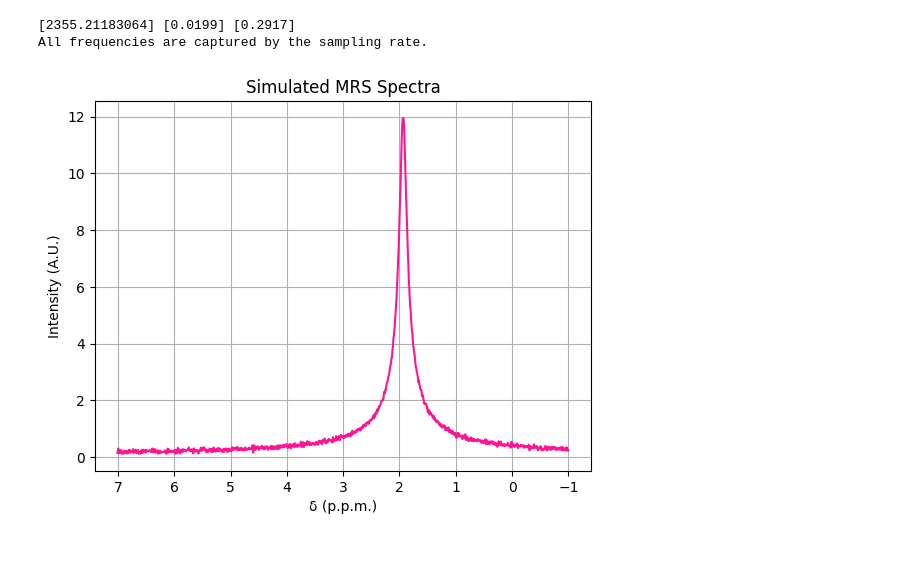
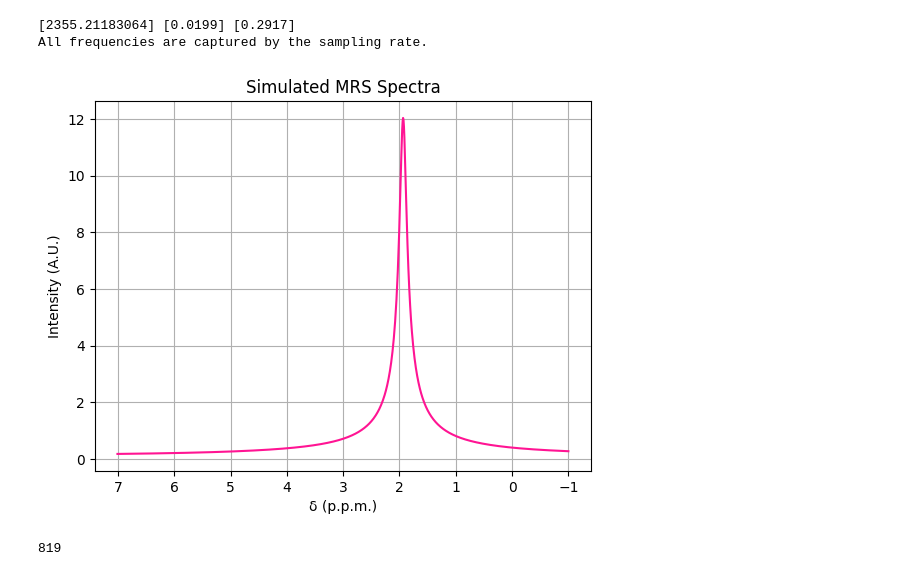
Before and after one commit to JoaoDell/MRI-study, a Jupyter notebook: examples/MPM/single_peak_noise_non_interactive.ipynb, the cells around one changed output. Drawn from its saved outputs; the diff is of its cells as text; code cells hidden in the pictures.

```diff
--- a/examples/MPM/single_peak_noise_non_interactive.ipynb
+++ b/examples/MPM/single_peak_noise_non_interactive.ipynb
@@ -33,15 +34,15 @@ sigma = 0.001
 # %%
 pop = pymri.population(ws, t2s, M_0s, spins_phi)
 
 sig, t = pymri.population_transverse_decay( t0, tn, dt, pop, np.array([]) )
 freqs, sig_fft = pymri.fourier_spectrum( sig, dt, B0 )
 
-c_sig = pymri.corrupted_snr(sig, 0.0, sigma)
-c_freqs, c_sig_fft = pymri.fourier_spectrum( c_sig, dt, B0 )
+# c_sig = pymri.corrupted_snr(sig, 0.0, sigma)
+# c_freqs, c_sig_fft = pymri.fourier_spectrum( c_sig, dt, B0 )
 
-pymri.plot_chem_shifts( freqs, c_sig_fft, 1.0 )
+pymri.plot_chem_shifts( freqs, sig_fft, 1.0 )
 # %% [output]
-[figure, old version]
+[figure, new version]
 # %%
 L = 0.4
 noise_threshold = 1e-30
@@ -50,5 +51,8 @@ reconstructed_sig, z, r = pymri.filter_sig(c_sig, L, noise_threshold, return_pol
 # %%
 s0, phi, omega, alpha = pymri.calculate_variables_from_z_and_r(z, r, dt)
 t2 = 1/alpha
+print(s0.size)
+# %% [output]
+819
 # %%
 i = np.arange(0, omega.size, 1)
```
Also changed, not shown: parts of 10 cells of this notebook, 30 other files.
